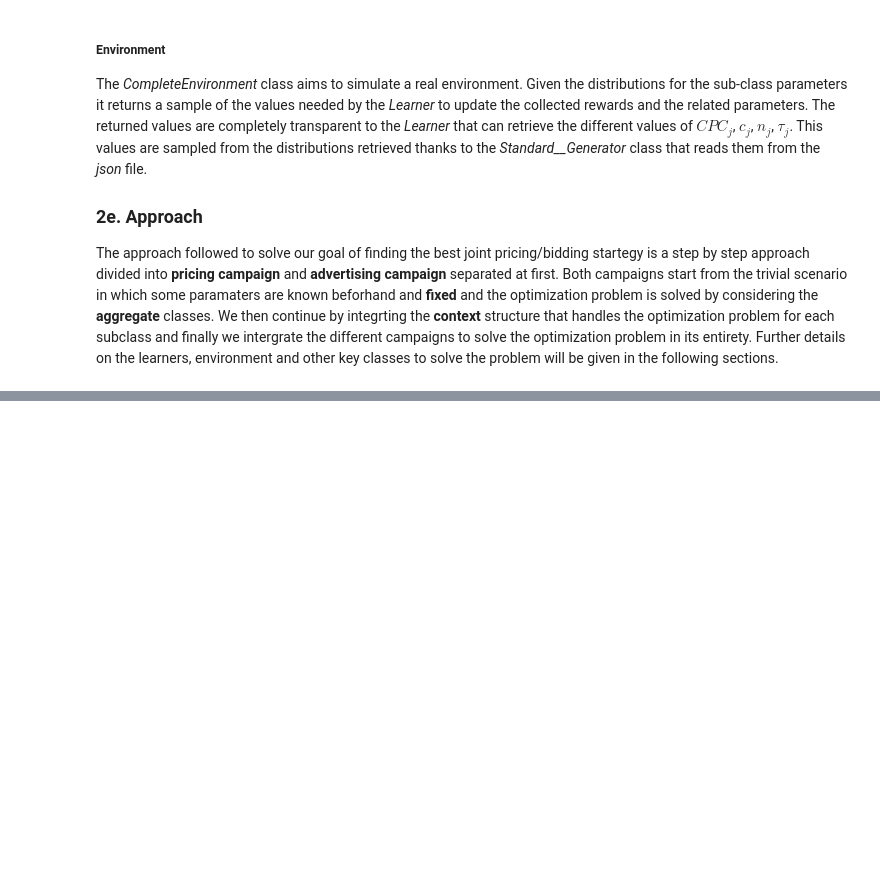
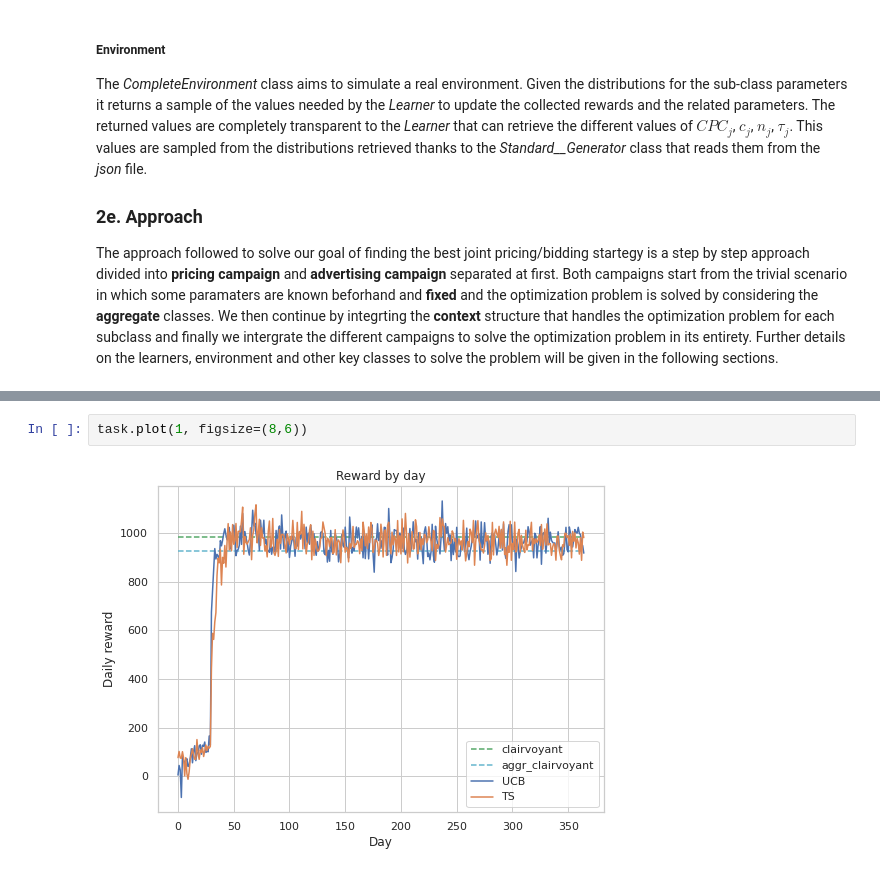
Before and after one commit to fcolombo7/DataIntelligenceApplications, a Jupyter notebook: Report intro.ipynb, the cells around one changed output, grey strips where cells are left out. Drawn from its saved outputs; the diff is of its cells as text; blank space fills up the shorter version.

```diff
--- a/Report intro.ipynb
+++ b/Report intro.ipynb
@@ -145,0 +318,4 @@ Further details on the learners, environment and other key classes to solve the
+# %%
+task.plot(1, figsize=(8,6))
+# %% [output]
+[figure, added]
```
Also changed, not shown: parts of 34 cells of this notebook.
